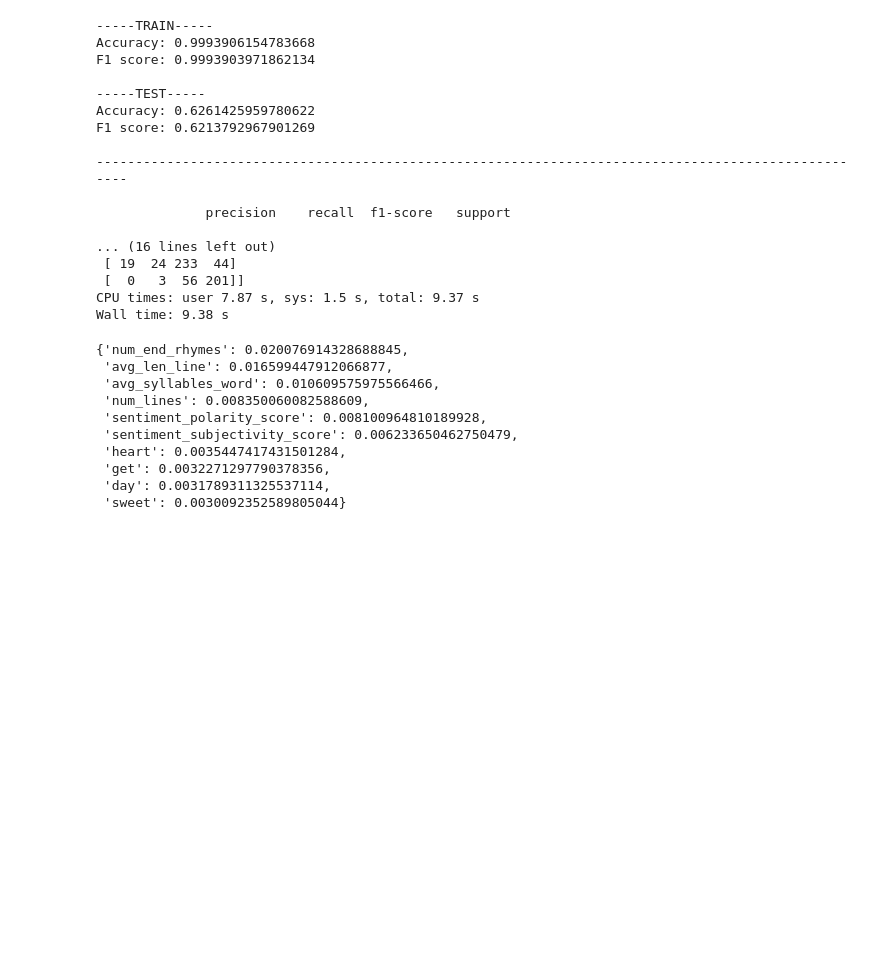
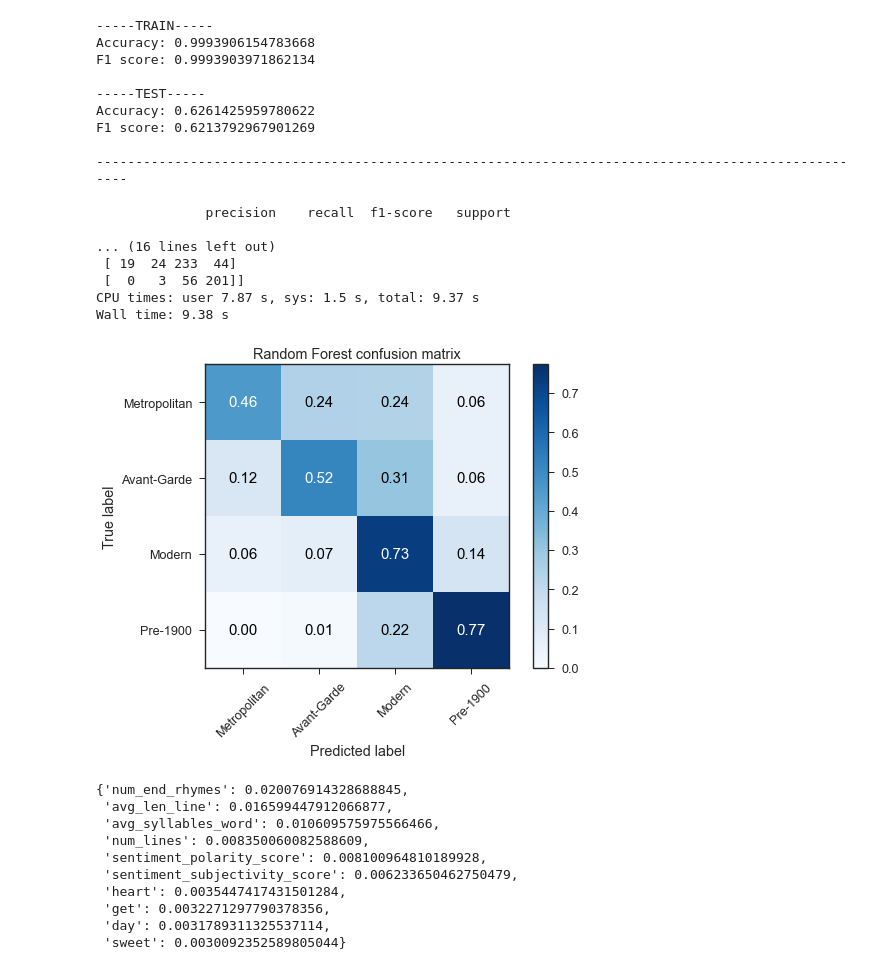
Before and after one commit to p-szymo/poetry_genre_classifier, a Jupyter notebook: 03_modeling_notebook.ipynb, the cells around one changed output. Drawn from its saved outputs; the diff is of its cells as text; code cells hidden in the pictures; blank space fills up the shorter version.

```diff
--- a/03_modeling_notebook.ipynb
+++ b/03_modeling_notebook.ipynb
@@ -518,6 +519,17 @@ F1 score: 0.6213792967901269
  [  0   3  56 201]]
 CPU times: user 7.87 s, sys: 1.5 s, total: 9.37 s
 Wall time: 9.38 s
+# %%
+cm = confusion_matrix(y_test, y_test_preds_forest_combo)
+classes = ['Metropolitan', 'Avant-Garde', 'Modern', 'Pre-1900']
+
+plt.figure(figsize=(8,6))
+plot_confusion_matrix(cm, classes,
+                          normalize=True,
+                          title='Random Forest confusion matrix',
+                          cmap=plt.cm.Blues);
+# %% [output]
+[figure, added]
 # %%
 forest_features = dict(zip(X_train_combo.columns, forest_combo.feature_importances_))
 forest_features = dict(sorted(forest_features.items(), key=lambda x: x[1], reverse=True)[:10])
```
Also changed, not shown: parts of 5 cells of this notebook, 7 other files.
